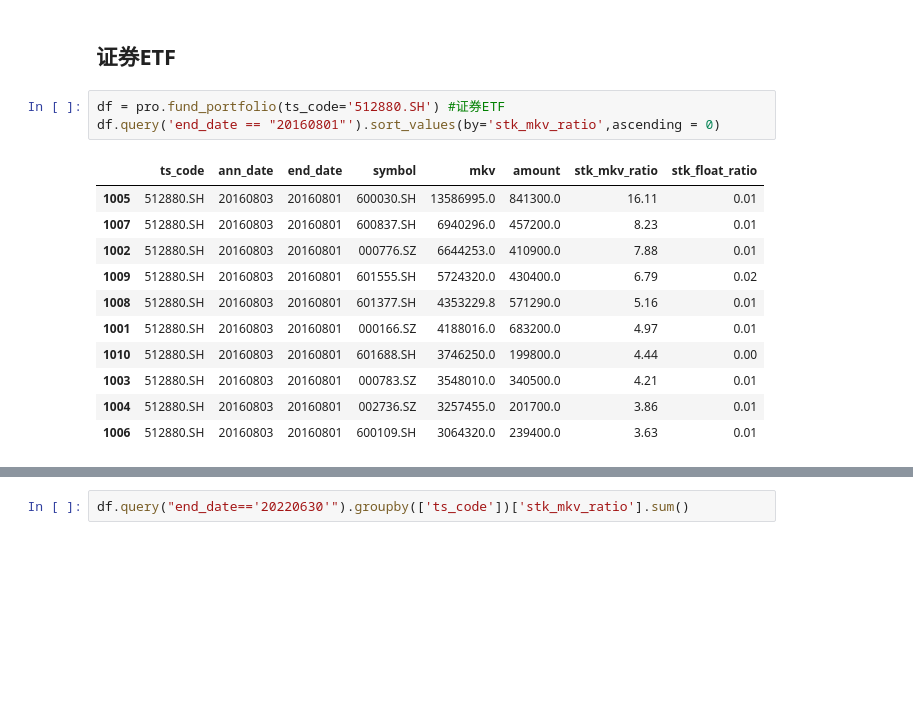
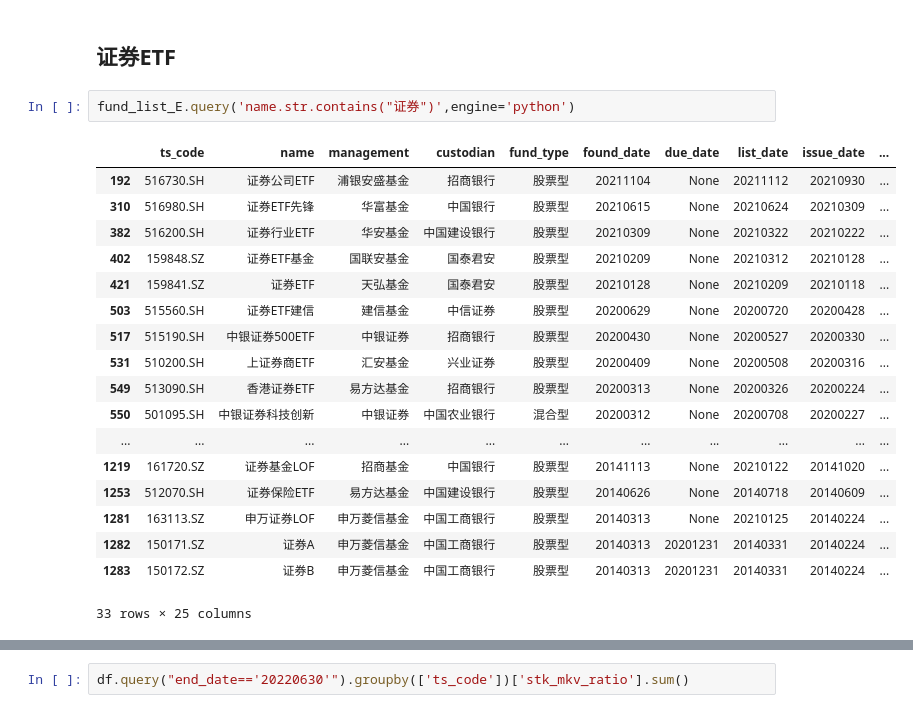
Before and after one commit to nuswgg/quants_qa, a Jupyter notebook: tushare/基金分析.ipynb, the cells around one changed output, grey strips where cells are left out. Cells and saved outputs as stored; diff of their text form; blank space fills up the shorter version.

```diff
--- a/tushare/基金分析.ipynb
+++ b/tushare/基金分析.ipynb
@@ -228,17 +353,23 @@ df.query('end_date == "20220630"').sort_values(by='stk_mkv_ratio',ascending = 0)
 # %% [markdown]
 ## 证券ETF
-# %%
-df = pro.fund_portfolio(ts_code='512880.SH') #证券ETF
-df.query('end_date == "20160801"').sort_values(by='stk_mkv_ratio',ascending = 0)
-# %% [output]
-|  | ts_code | ann_date | end_date | symbol | mkv | amount | stk_mkv_ratio | stk_float_ratio |
-| 1005 | 512880.SH | 20160803 | 20160801 | 600030.SH | 13586995.0 | 841300.0 | 16.11 | 0.01 |
-| 1007 | 512880.SH | 20160803 | 20160801 | 600837.SH | 6940296.0 | 457200.0 | 8.23 | 0.01 |
-| 1002 | 512880.SH | 20160803 | 20160801 | 000776.SZ | 6644253.0 | 410900.0 | 7.88 | 0.01 |
-| 1009 | 512880.SH | 20160803 | 20160801 | 601555.SH | 5724320.0 | 430400.0 | 6.79 | 0.02 |
-| 1008 | 512880.SH | 20160803 | 20160801 | 601377.SH | 4353229.8 | 571290.0 | 5.16 | 0.01 |
-| 1001 | 512880.SH | 20160803 | 20160801 | 000166.SZ | 4188016.0 | 683200.0 | 4.97 | 0.01 |
-| 1010 | 512880.SH | 20160803 | 20160801 | 601688.SH | 3746250.0 | 199800.0 | 4.44 | 0.00 |
-| 1003 | 512880.SH | 20160803 | 20160801 | 000783.SZ | 3548010.0 | 340500.0 | 4.21 | 0.01 |
-| 1004 | 512880.SH | 20160803 | 20160801 | 002736.SZ | 3257455.0 | 201700.0 | 3.86 | 0.01 |
-| 1006 | 512880.SH | 20160803 | 20160801 | 600109.SH | 3064320.0 | 239400.0 | 3.63 | 0.01 |
+# %%
+fund_list_E.query('name.str.contains("证券")',engine='python')
+# %% [output]
+|  | ts_code | name | management | custodian | fund_type | found_date | due_date | list_date | issue_date | ... |
+| 192 | 516730.SH | 证券公司ETF | 浦银安盛基金 | 招商银行 | 股票型 | 20211104 | None | 20211112 | 20210930 | ... |
+| 310 | 516980.SH | 证券ETF先锋 | 华富基金 | 中国银行 | 股票型 | 20210615 | None | 20210624 | 20210309 | ... |
+| 382 | 516200.SH | 证券行业ETF | 华安基金 | 中国建设银行 | 股票型 | 20210309 | None | 20210322 | 20210222 | ... |
+| 402 | 159848.SZ | 证券ETF基金 | 国联安基金 | 国泰君安 | 股票型 | 20210209 | None | 20210312 | 20210128 | ... |
+| 421 | 159841.SZ | 证券ETF | 天弘基金 | 国泰君安 | 股票型 | 20210128 | None | 20210209 | 20210118 | ... |
+| 503 | 515560.SH | 证券ETF建信 | 建信基金 | 中信证券 | 股票型 | 20200629 | None | 20200720 | 20200428 | ... |
+| 517 | 515190.SH | 中银证券500ETF | 中银证券 | 招商银行 | 股票型 | 20200430 | None | 20200527 | 20200330 | ... |
+| 531 | 510200.SH | 上证券商ETF | 汇安基金 | 兴业证券 | 股票型 | 20200409 | None | 20200508 | 20200316 | ... |
+| 549 | 513090.SH | 香港证券ETF | 易方达基金 | 招商银行 | 股票型 | 20200313 | None | 20200326 | 20200224 | ... |
+| 550 | 501095.SH | 中银证券科技创新 | 中银证券 | 中国农业银行 | 混合型 | 20200312 | None | 20200708 | 20200227 | ... |
+| ... | ... | ... | ... | ... | ... | ... | ... | ... | ... | ... |
+| 1219 | 161720.SZ | 证券基金LOF | 招商基金 | 中国银行 | 股票型 | 20141113 | None | 20210122 | 20141020 | ... |
+| 1253 | 512070.SH | 证券保险ETF | 易方达基金 | 中国建设银行 | 股票型 | 20140626 | None | 20140718 | 20140609 | ... |
+| 1281 | 163113.SZ | 申万证券LOF | 申万菱信基金 | 中国工商银行 | 股票型 | 20140313 | None | 20210125 | 20140224 | ... |
+| 1282 | 150171.SZ | 证券A | 申万菱信基金 | 中国工商银行 | 股票型 | 20140313 | 20201231 | 20140331 | 20140224 | ... |
+| 1283 | 150172.SZ | 证券B | 申万菱信基金 | 中国工商银行 | 股票型 | 20140313 | 20201231 | 20140331 | 20140224 | ... |
+33 rows × 25 columns
```
Also changed, not shown: parts of 129 cells of this notebook, 3 other files.
